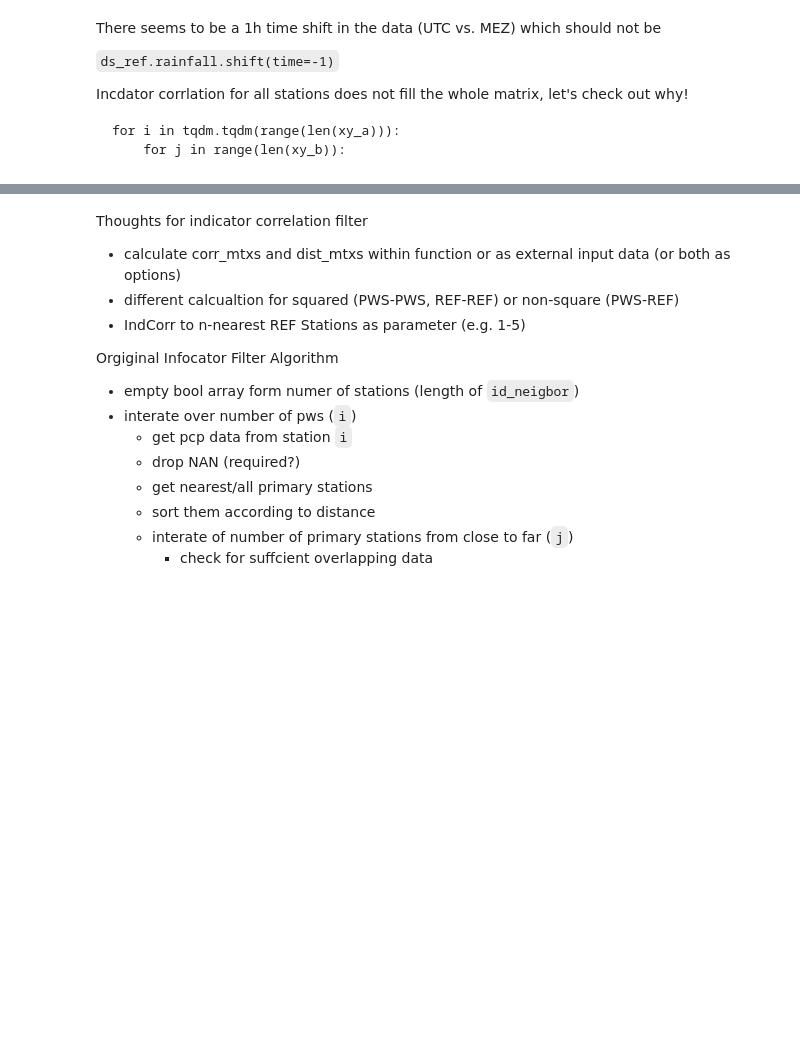
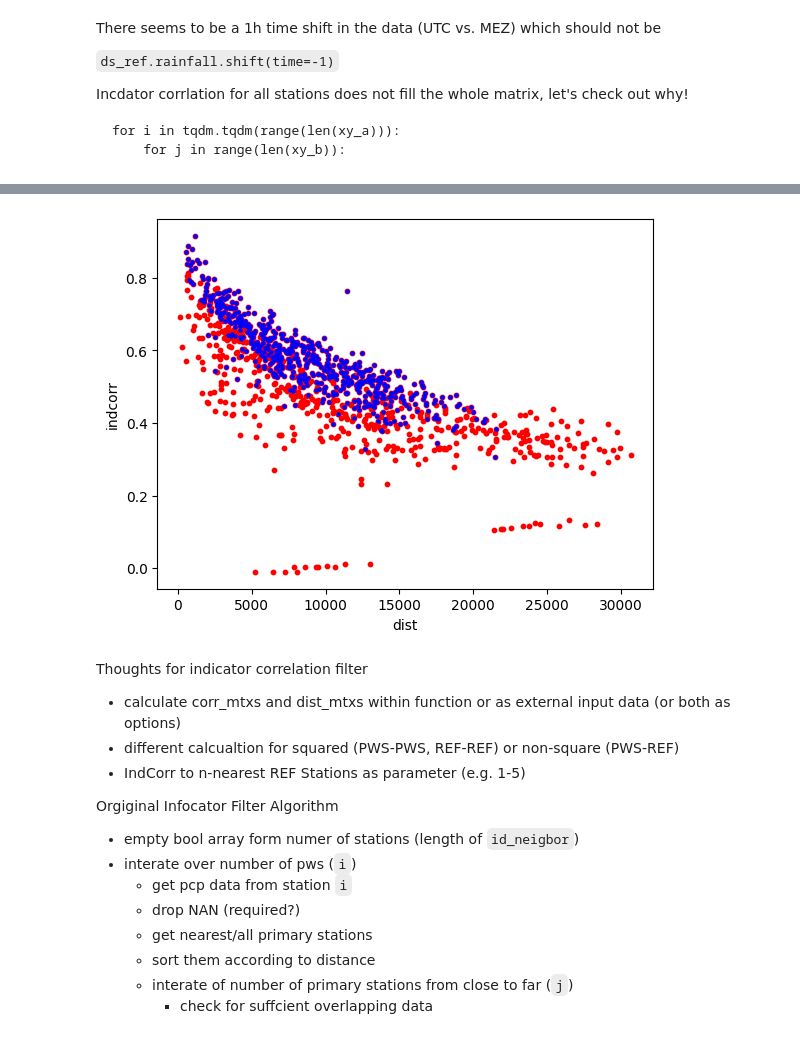
Before and after one commit to OpenSenseAction/pypwsqc, a Jupyter notebook: docs/notebooks/pwspyqc_dev_scratchpad.ipynb, the cells around one changed output, grey strips where cells are left out. Saved outputs shown, nothing was run; the diff lists cells and outputs as text; code cells hidden in the pictures; blank space fills up the shorter version.

```diff
--- a/docs/notebooks/pwspyqc_dev_scratchpad.ipynb
+++ b/docs/notebooks/pwspyqc_dev_scratchpad.ipynb
@@ -124,0 +226,8 @@ Incdator corrlation for all stations does not fill the whole matrix, let's check
+# %%
+pws_indcorr_good_list = []
+
+for pws_id in indcorr_mtx_ref_pws.id.values:
+    binned_indcorr_pws = indcorr_mtx_ref_pws.sel(id=pws_id).groupby_bins(
+        dist_mtx_ref_pws.sel(id=pws_id), bins=bins
+    ).median()
+    pws_indcorr_good_list.append((binned_indcorr_pws + 0.02 > binned_indcorr_ref).any())
@@ -124,0 +239,5 @@ Incdator corrlation for all stations does not fill the whole matrix, let's check
+# %%
+foo = indcorr_mtx_ref_pws.to_dataset(name='indcorr')
+foo['dist'] = dist_mtx_ref_pws
+foo['indcorr_good'] = (('id', pws_indcorr_good_list))
+foo
@@ -125,3 +254,8 @@ Incdator corrlation for all stations does not fill the whole matrix, let's check
+# %%
+foo.plot.scatter(x='dist', y='indcorr', color='r', s=10)
+foo.where(foo.indcorr_good).plot.scatter(x='dist', y='indcorr', color='b', s=5);
+# %% [output]
+[figure, added]
 # %% [markdown]
 Thoughts for indicator correlation filter
 - calculate corr_mtxs and dist_mtxs within function or as external input data (or both as options)
```
Also changed, not shown: parts of 15 cells of this notebook, 1 other file.
